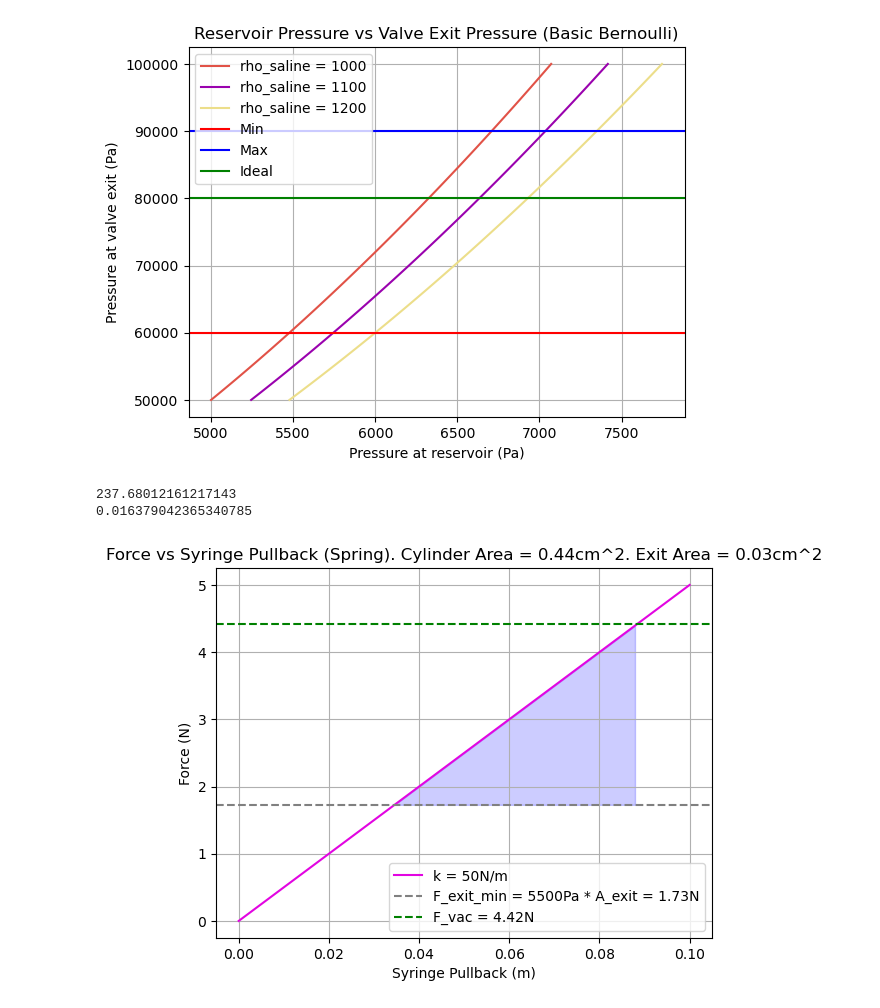
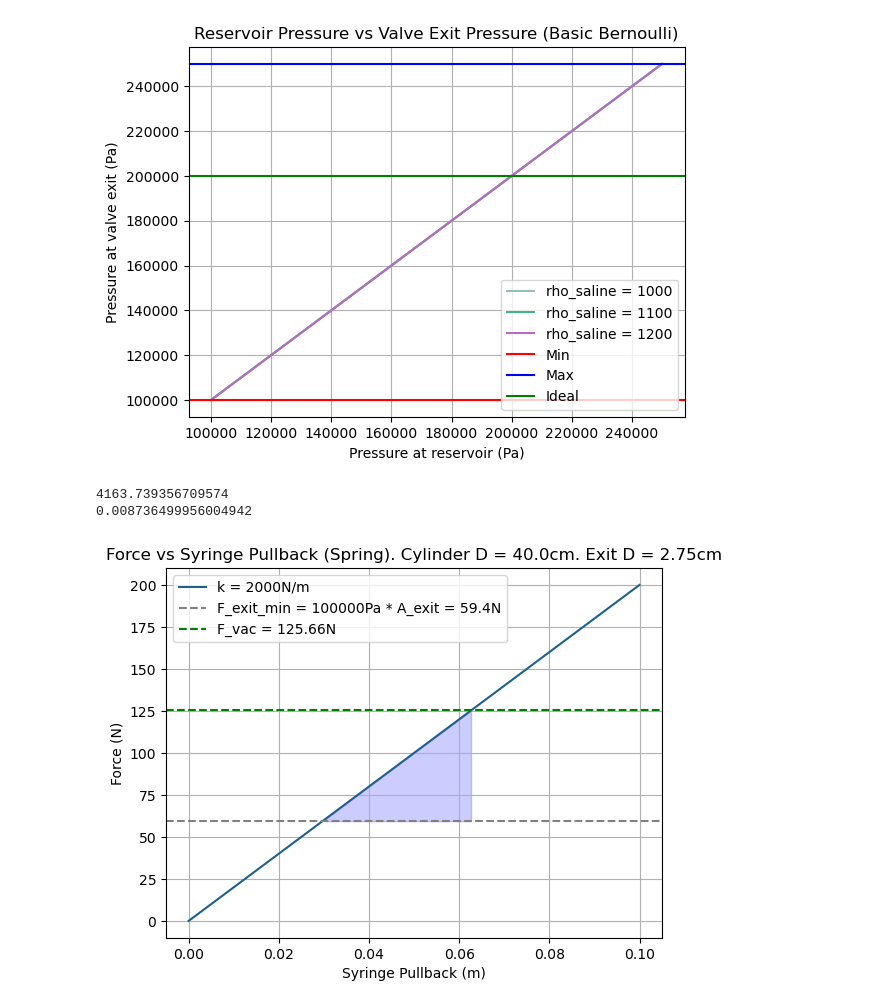
Before and after one commit to keroshanpillay/WeSuckOnWounds, a Jupyter notebook: retro_init_calcs.ipynb, the cells around one changed output. Drawn from its saved outputs; the diff is of its cells as text; code cells hidden in the pictures.

```diff
--- a/retro_init_calcs.ipynb
+++ b/retro_init_calcs.ipynb
@@ -11,12 +11,11 @@ import matplotlib.pyplot as plt
 
 #Valve pressure at tube exit
 p_exit = 80e3 #Pa
-p_exit = np.linspace(50e3, 100e3, 100)
+p_exit = np.linspace(100e3, 250e3, 100)
 
 #Density of saline
-rho_saline = 1000 #kg/m^3
+rho_saline = 1100 #kg/m^3
 v_flesh = np.sqrt(2*p_exit/rho_saline)
-
 
 ########################################################################################################
 
@@ -24,19 +23,19 @@ v_flesh = np.sqrt(2*p_exit/rho_saline)
 # P1 = P2 + 0.5 * rho * v_2^2
 
 p_atm = 101325 #atm
-p_reservoir = p_atm + 0.5 * rho_saline * v_flesh
+p_reservoir = p_atm + 0.5 * rho_saline * v_flesh**2
 p_res_valve = p_reservoir - p_atm
 
 #LIMITS
-p_exit_min = 60e3
-p_exit_max = 90e3
-p_exit_ideal = 80e3
+p_exit_min = 100e3
+p_exit_max = 250e3
+p_exit_ideal = 200e3
 
 rho_saline_var = [1000,1100,1200]
 
 for rho in rho_saline_var:
     v_flesh_var = np.sqrt(2*p_exit/rho)
-    p_reservoir_var = p_atm + 0.5 * rho * v_flesh_var
+    p_reservoir_var = p_atm + 0.5 * rho * v_flesh_var**2
     p_res_valve_var = p_reservoir_var - p_atm
     plt.plot(p_res_valve_var, p_exit, label = 'rho_saline = '+str(rho), c=np.random.rand(3,))
 
@@ -49,24 +48,24 @@ plt.axhline(y=p_exit_ideal, color='g', linestyle='-', label='Ideal')
 plt.legend()
 plt.grid()
 # %% [output]
-[figure, old version]
+[figure, new version]
 # %%
 #Pressure needed at syringe exit
 
-p_min = 5500
-p_max = 7000
+p_min = 100000
+p_max = 200000
 
 
 #Spring
-k = 50
+k = 2000
 x = np.linspace(0, 0.1, 100) #0.1 meter syringe pullback
 
 #Syringe Details
-r = 0.075/2 #m
+r = 0.4/2 #m
 A_cyl_body = np.pi * r**2 #m^2
 
 #Exit conditions
-r_exit = 0.02/2 #m
+r_exit = 0.0275/2 #m
 A_exit = np.pi * r_exit**2 #m^2
 f_min = p_min * A_exit
 f_max = p_max * A_exit
@@ -80,40 +79,37 @@ f_vac = p_vac*A_cyl_body
 x_min = f_min/k
 x_max = f_vac/k
 
 volume_displaced = A_cyl_body*(x_max-x_min)
 print(str(volume_displaced*10**6))
 
 #The total time can be calculated via conservation of energy
 # That is, F_vac*deltaT = 1/2 * k * x^2 -> deltaT = ...
 
 deltaT = (0.5*k*(x_max-x_min)**2)/f_vac
 print(str(deltaT))
 
 #Plot
 
 fig, ax = plt.subplots()
 
 
 
 F_spring = k * x
 ax.plot(x, F_spring, label='k = '+str(k)+'N/m',c=np.random.rand(3,))
 ax.fill_between(x, f_min, F_spring,(F_spring>f_min)&(F_spring<=f_vac), color='blue', alpha=.2)
 ax.axhline(y=f_min, color='grey', linestyle='--', label='F_exit_min = '+str(p_min)+'Pa * A_exit'+' = '+str(round(f_min,2))+'N')
 #ax.axhline(y=f_max, color='black', linestyle='--', label='F_exit_max = '+str(p_max)+'Pa * A_exit' +' = '+str(round(f_max,2))+'N')
 ax.axhline(y=f_vac, color='green', linestyle='--', label='F_vac = '+str(round(f_vac,2))+'N')
 plt.xlabel('Syringe Pullback (m)')
 plt.ylabel('Force (N)')
-plt.title('Force vs Syringe Pullback (Spring). Cylinder Area = '+str(round(A_cyl_body*100,2))+'cm^2. Exit Area = '+str(round(A_exit*100,2))+'cm^2')
+plt.title('Force vs Syringe Pullback (Spring). Cylinder D = '+str(round(r*2*100,2))+'cm. Exit D = '+str(round(2*r_exit*100,2))+'cm')
 plt.legend()
 ax.grid()
 plt.show()
-
-
-#Volum
 # %% [output]
-237.68012161217143
-0.016379042365340785
+4163.739356709574
+0.008736499956004942
-[figure, old version]
+[figure, new version]
 # %%
 #Pressure needed at syringe exit
 
```
Also changed, not shown: parts of 2 cells of this notebook.
